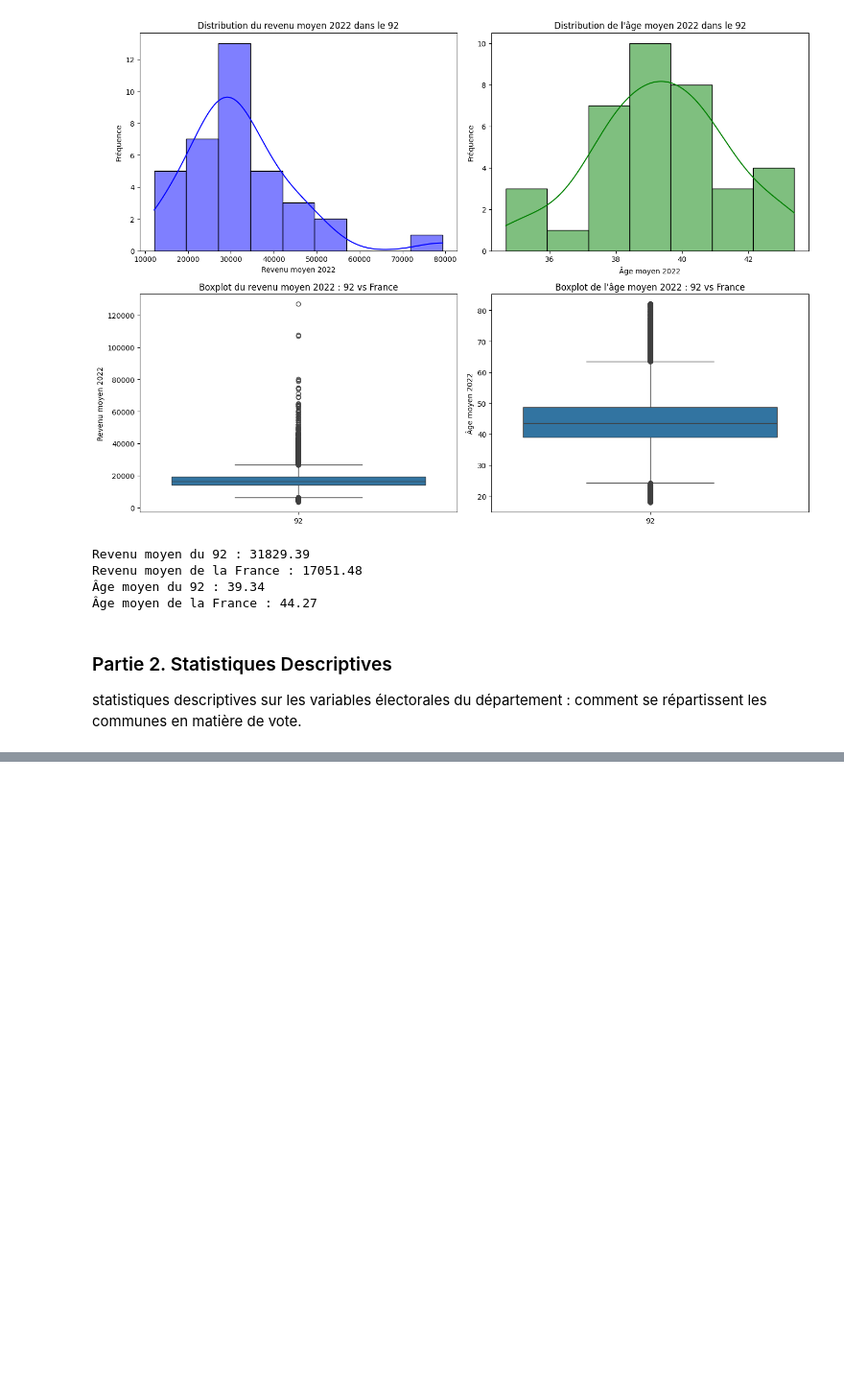
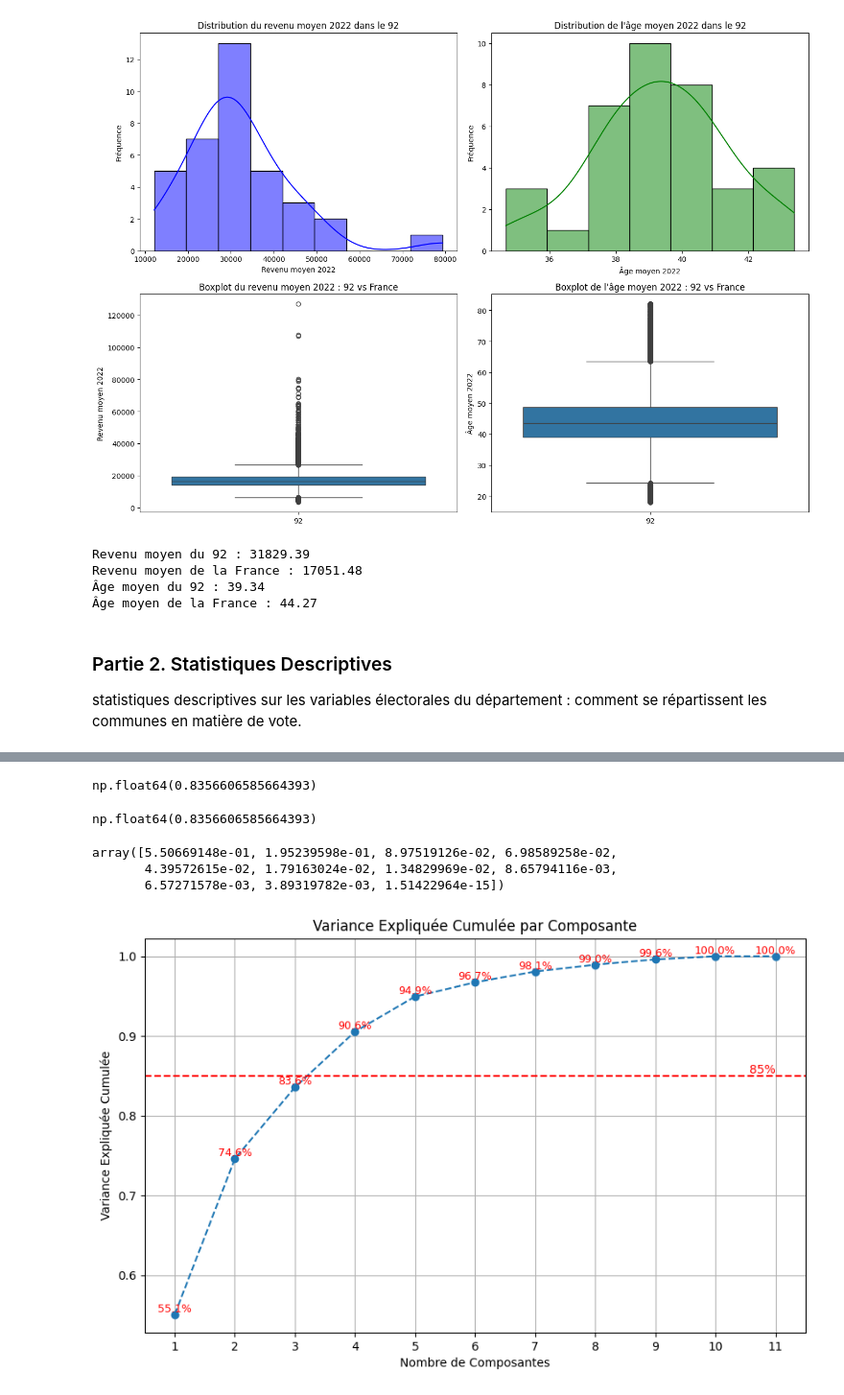
Before and after one commit to Moumoustillon/Projet-CMI-Calcul-Num, a Jupyter notebook: Analyse92.ipynb, the cells around one changed output, grey strips where cells are left out. Shown at 96% size. Drawn from its saved outputs; the diff is of its cells as text; code cells hidden in the pictures; blank space fills up the shorter version.

```diff
--- a/Analyse92.ipynb
+++ b/Analyse92.ipynb
@@ -200,0 +343,8 @@ extraire(pres22, [78500])
+# %%
+# ACP données socio démographiques
+
+df_acp = df_22_92.loc[:,var_acp] # sélection des variables
+df_acp.index = df_acp['codecommune'] # codes communes en nom des lignes
+df_acp = df_acp.dropna() # suppression des NA
+df_acp = df_acp.drop('codecommune', axis=1) # suppression du code commune en variable
+df_acp
@@ -200,0 +370,49 @@ extraire(pres22, [78500])
+# %%
+df_acp_cr = StandardScaler().fit_transform(df_acp) #données centrées réduites
+
+# ACP :
+acp = PCA()
+acp_result = acp.fit_transform(df_acp_cr)
+
+acp_result # Les coordonnées des communes sur les axes de l'ACP sont stockées dans pca_result
+
+# Description des 3 premières composantes (axes) de l'ACP par les variables socio démographiques
+feature_names = df_acp.columns
+
+pd.DataFrame({"Noms des variables" : feature_names, "Composante 1" : acp.components_[0],
+              "Composante 2" : acp.components_[1], "Composante 3" : acp.components_[2]})
+
+acp.explained_variance_ratio_[:3].sum()
+# %% [output]
+np.float64(0.8356606585664393)
+# %%
+# Variance expliquées par les 3 premiers axes
+acp.explained_variance_ratio_[:3].sum()
+# %% [output]
+np.float64(0.8356606585664393)
+# %%
+variance_expliquee = acp.explained_variance_ratio_
+variance_expliquee_cumulee = np.cumsum(variance_expliquee)
+variance_expliquee
+# %% [output]
+array([5.50669148e-01, 1.95239598e-01, 8.97519126e-02, 6.98589258e-02,
+       4.39572615e-02, 1.79163024e-02, 1.34829969e-02, 8.65794116e-03,
+       6.57271578e-03, 3.89319782e-03, 1.51422964e-15])
+# %%
+plt.figure(figsize=(10, 6))
+plt.plot(range(1, len(variance_expliquee_cumulee) + 1), variance_expliquee_cumulee, marker='o', linestyle='--')
+plt.title('Variance Expliquée Cumulée par Composante')
+plt.xlabel('Nombre de Composantes')
+plt.ylabel('Variance Expliquée Cumulée')
+plt.axhline(y=0.85, color='r', linestyle='--')  # Ligne rouge à y=0.85 pour visualiser 85% de variance expliquée
+plt.text(len(variance_expliquee_cumulee), 0.85, '85%', color='red', verticalalignment='bottom', horizontalalignment='right')
+
+# Ajouter les pourcentages au-dessus de chaque point
+for i, value in enumerate(variance_expliquee_cumulee):
+    plt.text(i + 1, value, f"{value*100:.1f}%", ha='center', va='bottom', fontsize=9, color='red')
+
+plt.xticks(range(1, len(variance_expliquee_cumulee) + 1))
+plt.grid()
+plt.show()
+# %% [output]
+[figure, added]
```
Also changed, not shown: parts of 37 cells of this notebook, 12 other files.
